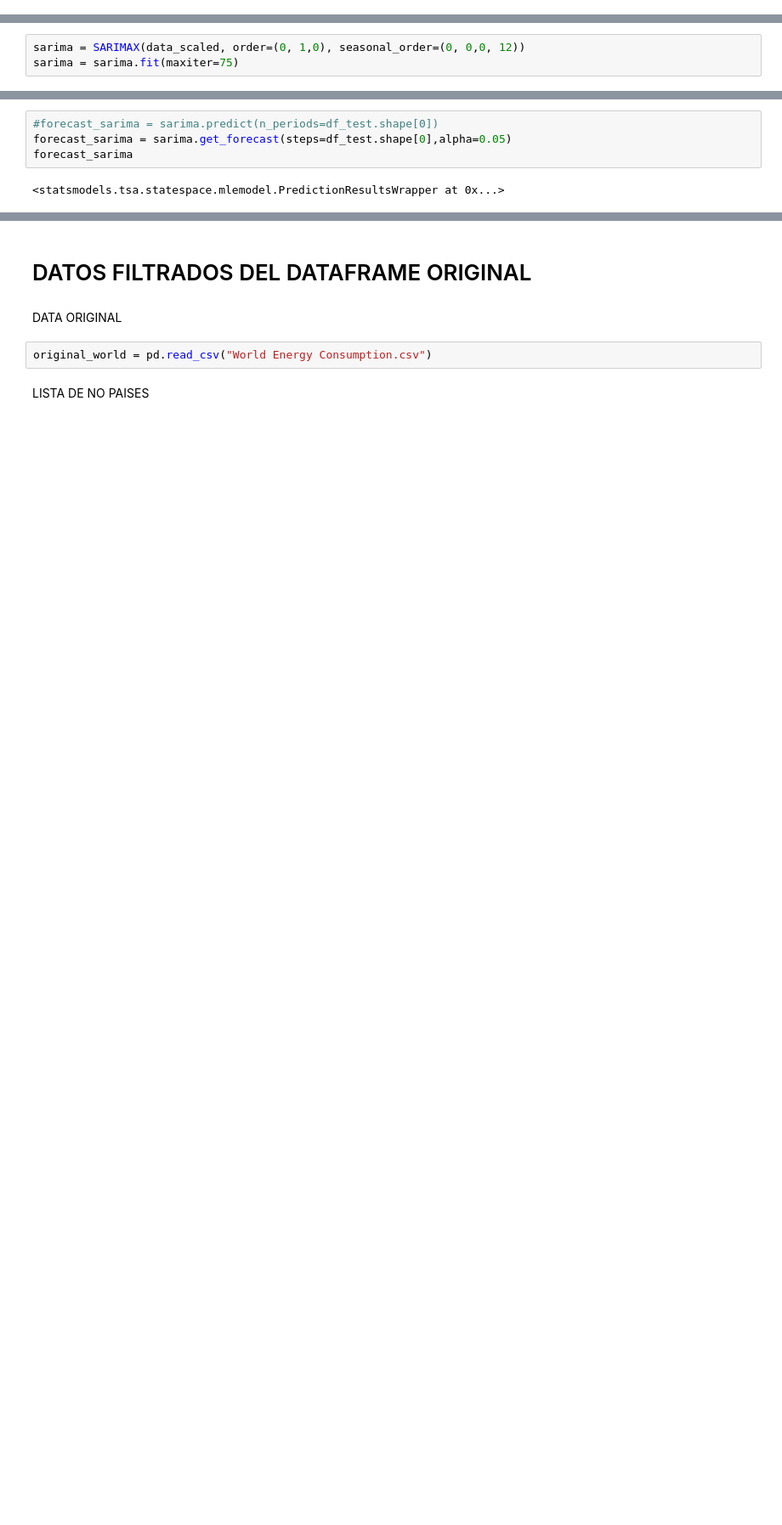
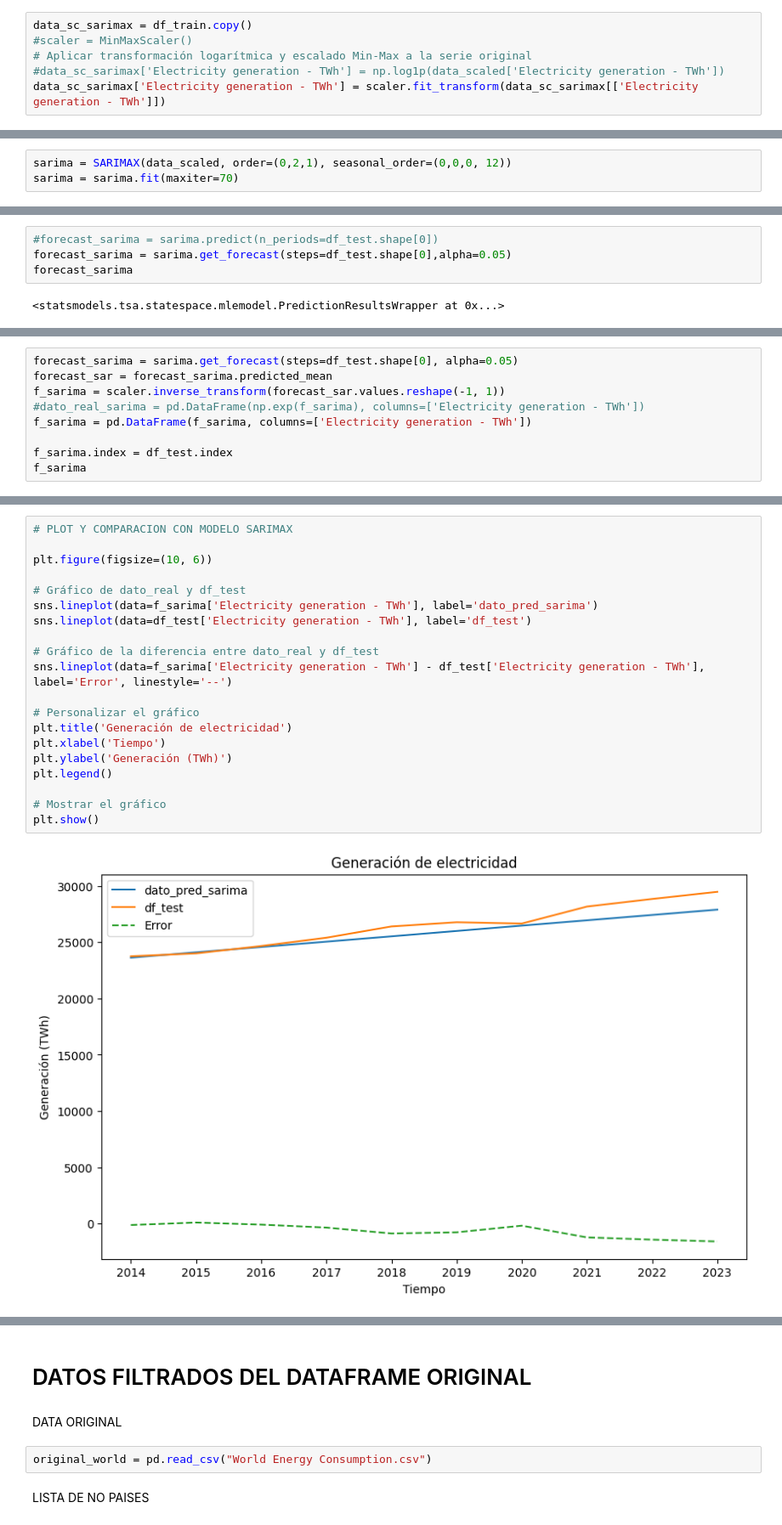
Before and after one commit to Nicolaschavez2000/energy_production, a Jupyter notebook: Prediccion_version1 (1).ipynb, the cells around one changed output, grey strips where cells are left out. Shown: that part at 85% size. Drawn from its saved outputs; the diff is of its cells as text; blank space fills up the shorter version.

```diff
--- a/Prediccion_version1 (1).ipynb
+++ b/Prediccion_version1 (1).ipynb
@@ -207,4 +207,10 @@ R²: 0.7428582766856995
 MSE: 1476918.892494571
 # %%
 from statsmodels.tsa.statespace.sarimax import SARIMAX
+# %%
+data_sc_sarimax = df_train.copy()
+#scaler = MinMaxScaler()
+# Aplicar transformación logarítmica y escalado Min-Max a la serie original
+#data_sc_sarimax['Electricity generation - TWh'] = np.log1p(data_scaled['Electricity generation - TWh'])
+data_sc_sarimax['Electricity generation - TWh'] = scaler.fit_transform(data_sc_sarimax[['Electricity generation - TWh']])
 # %%
@@ -230,4 +239,4 @@ Total fit time: 7.071 seconds
 # %%
-sarima = SARIMAX(data_scaled, order=(0, 1,0), seasonal_order=(0, 0,0, 12))
-sarima = sarima.fit(maxiter=75)
+sarima = SARIMAX(data_scaled, order=(0,2,1), seasonal_order=(0,0,0, 12))
+sarima = sarima.fit(maxiter=70)
 # %% [output]
@@ -285,0 +285,9 @@ AttributeError: 'SARIMAXResults' object has no attribute 'to_frame'
+# %%
+forecast_sarima = sarima.get_forecast(steps=df_test.shape[0], alpha=0.05)
+forecast_sar = forecast_sarima.predicted_mean
+f_sarima = scaler.inverse_transform(forecast_sar.values.reshape(-1, 1))
+#dato_real_sarima = pd.DataFrame(np.exp(f_sarima), columns=['Electricity generation - TWh'])
+f_sarima = pd.DataFrame(f_sarima, columns=['Electricity generation - TWh'])
+
+f_sarima.index = df_test.index
+f_sarima
@@ -285,0 +307,22 @@ AttributeError: 'SARIMAXResults' object has no attribute 'to_frame'
+# %%
+# PLOT Y COMPARACION CON MODELO SARIMAX
+
+plt.figure(figsize=(10, 6))
+
+# Gráfico de dato_real y df_test
+sns.lineplot(data=f_sarima['Electricity generation - TWh'], label='dato_pred_sarima')
+sns.lineplot(data=df_test['Electricity generation - TWh'], label='df_test')
+
+# Gráfico de la diferencia entre dato_real y df_test
+sns.lineplot(data=f_sarima['Electricity generation - TWh'] - df_test['Electricity generation - TWh'], label='Error', linestyle='--')
+
+# Personalizar el gráfico
+plt.title('Generación de electricidad')
+plt.xlabel('Tiempo')
+plt.ylabel('Generación (TWh)')
+plt.legend()
+
+# Mostrar el gráfico
+plt.show()
+# %% [output]
+[figure, added]
```
Also changed, not shown: parts of 7 cells of this notebook.
